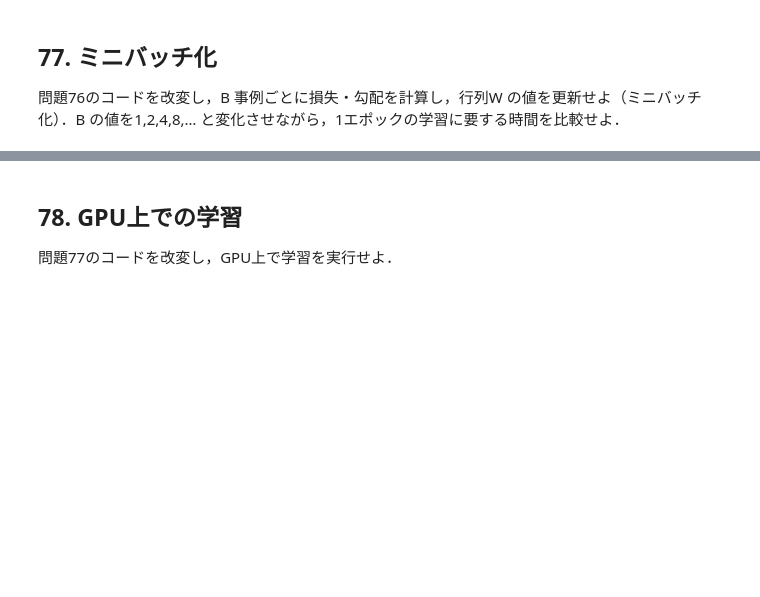
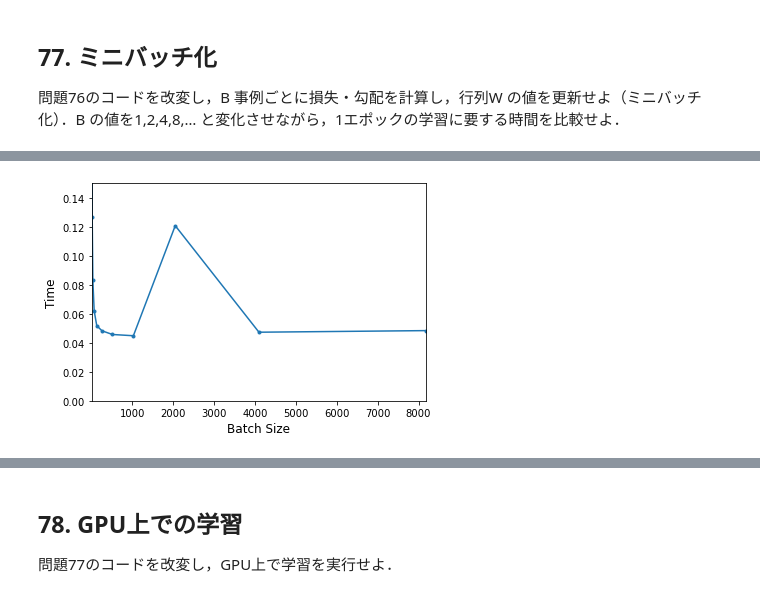
Before and after one commit to MasahiroMakino0706/100knock-crash-2022-local, a Jupyter notebook: trainee_MasahiroMakino0706/chapter08/masahiro_makino_ch08.ipynb, the cells around one changed output, grey strips where cells are left out. Saved outputs shown, nothing was run; the diff lists cells and outputs as text; code cells hidden in the pictures; blank space fills up the shorter version.

```diff
--- a/trainee_MasahiroMakino0706/chapter08/masahiro_makino_ch08.ipynb
+++ b/trainee_MasahiroMakino0706/chapter08/masahiro_makino_ch08.ipynb
@@ -245,9 +532,9 @@ import matplotlib.pyplot as plt
 %matplotlib inline
 # %%
 class DataSet:
-    def __init__(self):
-        self.X = X_train # 入力
-        self.Y = Y_train # 出力
+    def __init__(self, X, Y,transform=None, target_transform=None):
+        self.X = X # 入力
+        self.Y = Y # 出力
 
     def __len__(self):
         return len(self.X) # データ数を返す
@@ -258,5 +565,5 @@ class DataSet:
 # %%
-dataset = DataSet()
+dataset = DataSet(X_train, Y_train)
 dataloader = torch.utils.data.DataLoader(dataset, batch_size=3, shuffle=False)
 # %%
 #損失関数の定義
@@ -265,26 +572,27 @@ loss_entropy = nn.CrossEntropyLoss()
 #最適化手法の決定
 optimizer = torch.optim.SGD(model.parameters(), lr=0.1)
 # %%
-EPOCHS = 100
-for epoch in range(EPOCHS):
+time_list, epoch_list = [], []
+i = 0
+while(pow(2, i) <= len(X_train)):
+    dataloader = torch.utils.data.DataLoader(dataset, batch_size=pow(2, i), shuffle=False)
+    start_time = time.perf_counter()
     for data in dataloader:
         optimizer.zero_grad()  # 重みとバイアスの更新で内部的に使用するデータをリセット
         outputs = model(data[0])  # 手順1：ニューラルネットワークにデータを入力
         loss = loss_entropy(outputs, data[1])  # 手順2：正解ラベルとの比較
         loss.backward()  # 手順3-1：誤差逆伝播
         optimizer.step()  # 手順3-2：重みとバイアスの更新
+    end_time = time.perf_counter()
+    epoch_list.append(pow(2, i))
+    time_list.append(end_time - start_time)
+    i += 1
-# %%
-time_list = []
-epoch_list = []
-for i in range(math.log2(len(X_train))):
-    dataloader = torch.utils.data.DataLoader(dataset, batch_size=pow(2, i), shuffle=False)
-    start_time = time.perf_counter()
-    for data in dataloader:
-        optimizer.zero_grad()  # 重みとバイアスの更新で内部的に使用するデータをリセット
-        outputs = model(data[0])  # 手順1：ニューラルネットワークにデータを入力
-        loss = loss_entropy(outputs, data[1])  # 手順2：正解ラベルとの比較
-        loss.backward()  # 手順3-1：誤差逆伝播
-        optimizer.step()  # 手順3-2：重みとバイアスの更新
-    end_time = time.perf_counter()
-    epoch_list.append(pow(2, i))
-    time_list.append()
+# %%
+plt.plot(epoch_list, time_list, marker='.')
+plt.xlim(1, epoch_list[-1])
+plt.ylim(0.0, 0.15)
+plt.xlabel('Batch Size', fontsize='12')
+plt.ylabel('Time', fontsize='12')
+plt.show()
+# %% [output]
+[figure, added]
```
Also changed, not shown: parts of 45 cells of this notebook.
